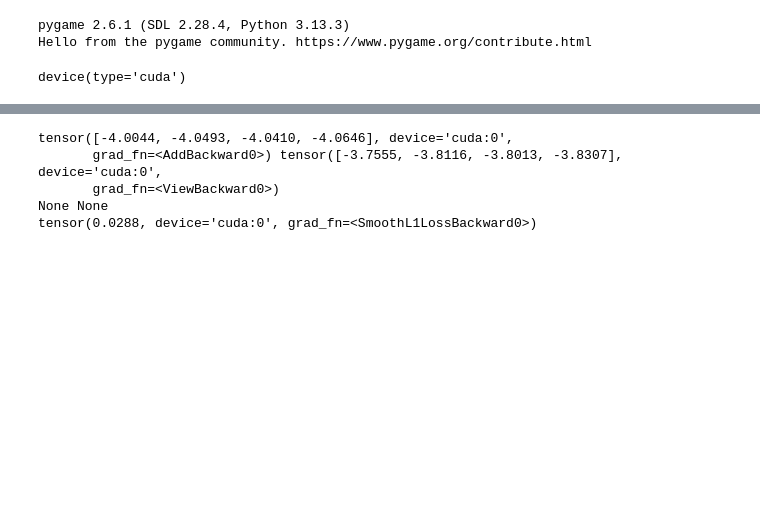
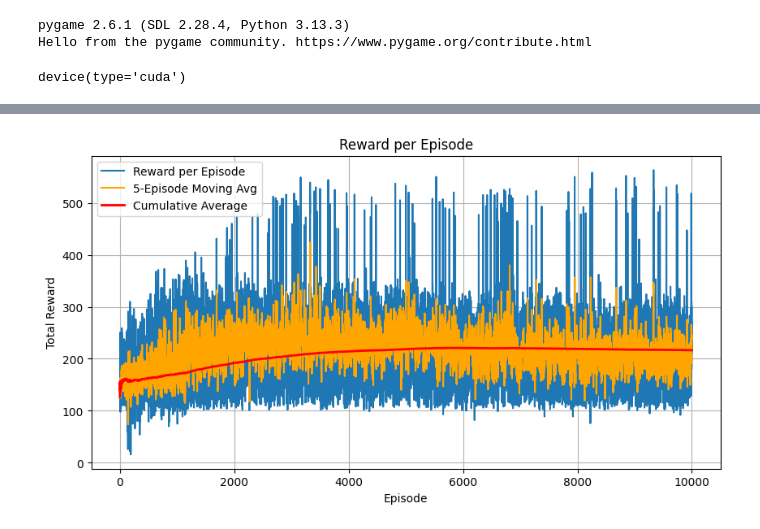
Before and after one commit to Anky209e/RL, a Jupyter notebook: tank_kills/tank_kills_dqn.ipynb, the cells around one changed output, grey strips where cells are left out. Drawn from its saved outputs; the diff is of its cells as text; code cells hidden in the pictures; blank space fills up the shorter version.

```diff
--- a/tank_kills/tank_kills_dqn.ipynb
+++ b/tank_kills/tank_kills_dqn.ipynb
@@ -15,6 +11,9 @@ writer = SummaryWriter('runs/dqn_tank_kills')
 # %% [output]
 pygame 2.6.1 (SDL 2.28.4, Python 3.13.3)
 Hello from the pygame community. https://www.pygame.org/contribute.html
+# %%
+from torch.utils.tensorboard import SummaryWriter
+writer = SummaryWriter('runs/dqn_tank_dodge')
 # %%
 device = torch.device("cuda" if torch.cuda.is_available() else "cpu")
 device
@@ -145,0 +90,5 @@ batch_size = 300 # Batch size to train on replay buffer
+# %%
+env = TankDodge(num_enemies=3)
+state_size = 2 + 2 * env.num_enemies  # [tank_x, tank_y, enemy1_x, enemy1_y, ...]
+value_function = VfApproxModel(state_size)
+value_function.to(device)
@@ -146,4 +102,14 @@ batch_size = 300 # Batch size to train on replay buffer
 # %%
+num_episodes = 10000
+learning_rate = 0.0001
+discount_factor = 0.99
+exploration_rate = 1
+max_exploration_rate = 1
+min_exploration_rate = 0.04
+exploration_decay_rate = 0.01
+replay_length = 5000
+batch_size = 128
+
 agent = Agent(
     replay_length=replay_length,
     learning_rate=learning_rate,
@@ -260,32 +180,0 @@ for i in agent.replay_memory:
-# %%
-new_state = agent.replay_memory[20][0]
-state = agent.replay_memory[20][3]
-reward = agent.replay_memory[20][1]
-
-target = agent.value_function(state)
-target = reward + torch.mul((agent.gamma*target),1)
-# target = target.cpu().detach().numpy()
-# target = reward + (agent.gamma * target)
-# target = torch.tensor(target,dtype=torch.float32,device=device,requires_grad=True)
-# with torch.no_grad():
-former_target = agent.value_function(state)
-# former_target = former_target.cpu().detach().numpy()
-# former_target = np.amax(former_target)
-# former_target = torch.tensor(former_target,dtype=torch.float32,device=device,requires_grad=True)
-# print(target.grad,former_target.grad)
-
-
-print(target,former_target)
-
-loss = agent.loss_fn(target,former_target)
-
-loss.backward()
-
-print(target.grad,former_target.grad)
-print(loss)
-# %% [output]
-tensor([-4.0044, -4.0493, -4.0410, -4.0646], device='cuda:0',
-       grad_fn=<AddBackward0>) tensor([-3.7555, -3.8116, -3.8013, -3.8307], device='cuda:0',
-       grad_fn=<ViewBackward0>)
-None None
-tensor(0.0288, device='cuda:0', grad_fn=<SmoothL1LossBackward0>)
@@ -293,0 +181,24 @@ pygame.display.quit()
+# %%
+import matplotlib.pyplot as plt
+import numpy as np
+
+plt.figure(figsize=(10,5))
+plt.plot(rewards_history, label="Reward per Episode")
+
+# Moving average (window=5)
+if len(rewards_history) >= 5:
+    avg5 = np.convolve(rewards_history, np.ones(5)/5, mode='valid')
+    plt.plot(range(4, len(rewards_history)), avg5, label="5-Episode Moving Avg", color='orange')
+
+# Global mean (cumulative average)
+global_mean = np.cumsum(rewards_history) / (np.arange(len(rewards_history)) + 1)
+plt.plot(global_mean, label="Cumulative Average", color='red', linewidth=2)
+
+plt.xlabel("Episode")
+plt.ylabel("Total Reward")
+plt.title("Reward per Episode")
+plt.grid()
+plt.legend()
+plt.show()
+# %% [output]
+[figure, added]
```
Also changed, not shown: parts of 10 cells of this notebook, 19 other files.
